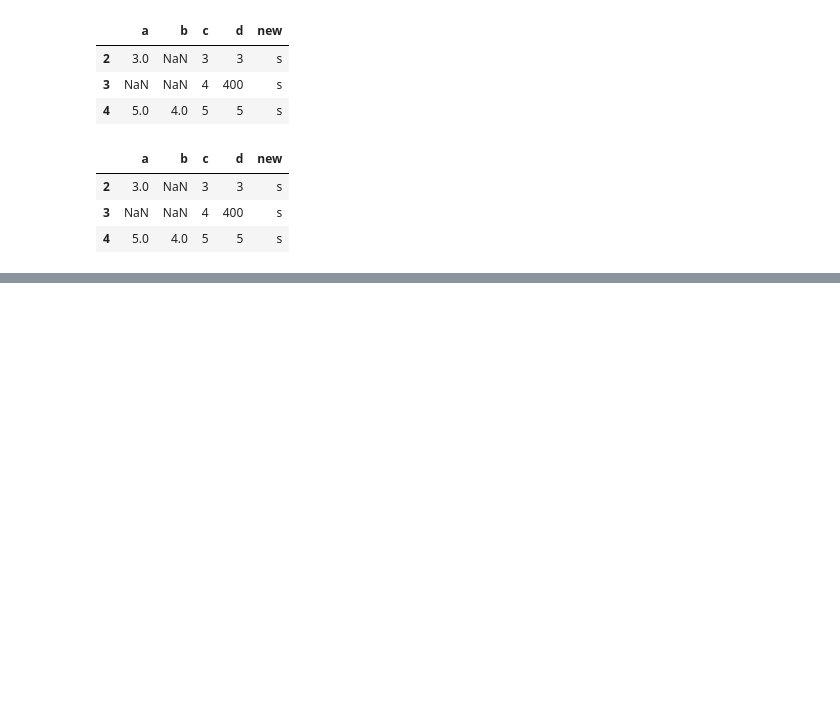
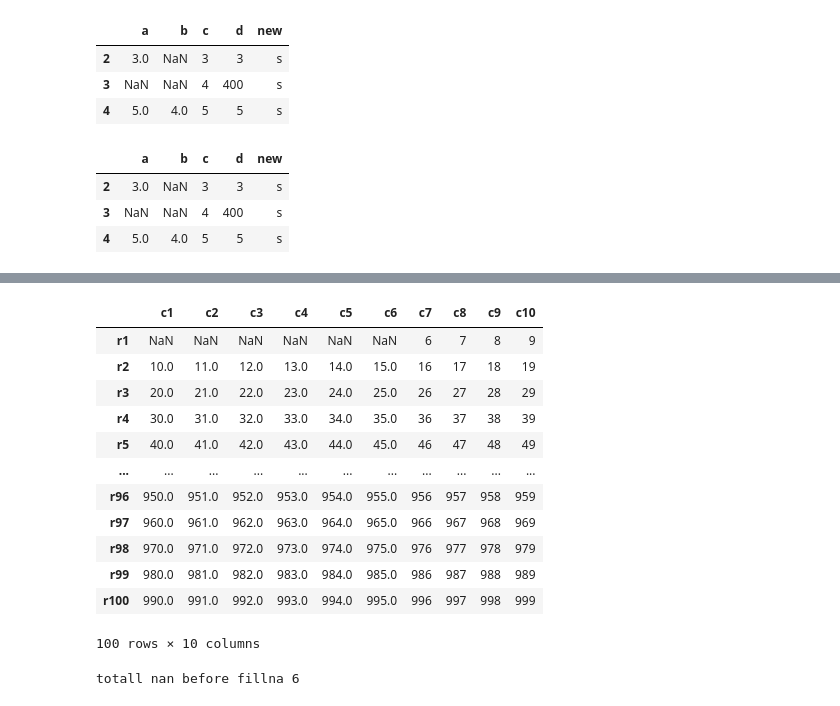
Before and after one commit to mdsamim1992hatia-cell/BMI-CAL, a Jupyter notebook: Untitled64.ipynb, the cells around one changed output, grey strips where cells are left out. Drawn from its saved outputs; the diff is of its cells as text; code cells hidden in the pictures; blank space fills up the shorter version.

```diff
--- a/Untitled64.ipynb
+++ b/Untitled64.ipynb
@@ -341,0 +347,3 @@ df.iloc[[2,3,4]]
+# %%
+arry_2d=np.arange(0,1000).reshape(100,10)
+arry_2d
@@ -341,0 +368,3 @@ df.iloc[[2,3,4]]
+# %%
+ind=['r'+str(i) for  (i) in  range(1,101)]
+ind
@@ -341,0 +389,3 @@ df.iloc[[2,3,4]]
+# %%
+col=['c'+str(i) for  (i) in  range(1,11)]
+col
@@ -341,0 +394,3 @@ df.iloc[[2,3,4]]
+# %%
+df=pd.DataFrame(data=arry_2d,index=ind,columns=col)
+df
@@ -341,0 +411,27 @@ df.iloc[[2,3,4]]
+# %%
+df.loc['r1','c1']=np.nan
+df.loc['r1','c2']=np.nan
+df.loc['r1','c3']=np.nan
+df.loc['r1','c4']=np.nan
+df.loc['r1','c5']=np.nan
+df.loc['r1','c6']=np.nan
+df
+# %% [output]
+|  | c1 | c2 | c3 | c4 | c5 | c6 | c7 | c8 | c9 | c10 |
+| r1 | NaN | NaN | NaN | NaN | NaN | NaN | 6 | 7 | 8 | 9 |
+| r2 | 10.0 | 11.0 | 12.0 | 13.0 | 14.0 | 15.0 | 16 | 17 | 18 | 19 |
+| r3 | 20.0 | 21.0 | 22.0 | 23.0 | 24.0 | 25.0 | 26 | 27 | 28 | 29 |
+| r4 | 30.0 | 31.0 | 32.0 | 33.0 | 34.0 | 35.0 | 36 | 37 | 38 | 39 |
+| r5 | 40.0 | 41.0 | 42.0 | 43.0 | 44.0 | 45.0 | 46 | 47 | 48 | 49 |
+| ... | ... | ... | ... | ... | ... | ... | ... | ... | ... | ... |
+| r96 | 950.0 | 951.0 | 952.0 | 953.0 | 954.0 | 955.0 | 956 | 957 | 958 | 959 |
+| r97 | 960.0 | 961.0 | 962.0 | 963.0 | 964.0 | 965.0 | 966 | 967 | 968 | 969 |
+| r98 | 970.0 | 971.0 | 972.0 | 973.0 | 974.0 | 975.0 | 976 | 977 | 978 | 979 |
+| r99 | 980.0 | 981.0 | 982.0 | 983.0 | 984.0 | 985.0 | 986 | 987 | 988 | 989 |
+| r100 | 990.0 | 991.0 | 992.0 | 993.0 | 994.0 | 995.0 | 996 | 997 | 998 | 999 |
+100 rows × 10 columns
+# %%
+totall_nan=df.isna().sum().sum()
+print('totall nan before fillna',totall_nan)
+# %% [output]
+totall nan before fillna 6
```
Also changed, not shown: parts of 17 cells of this notebook.
